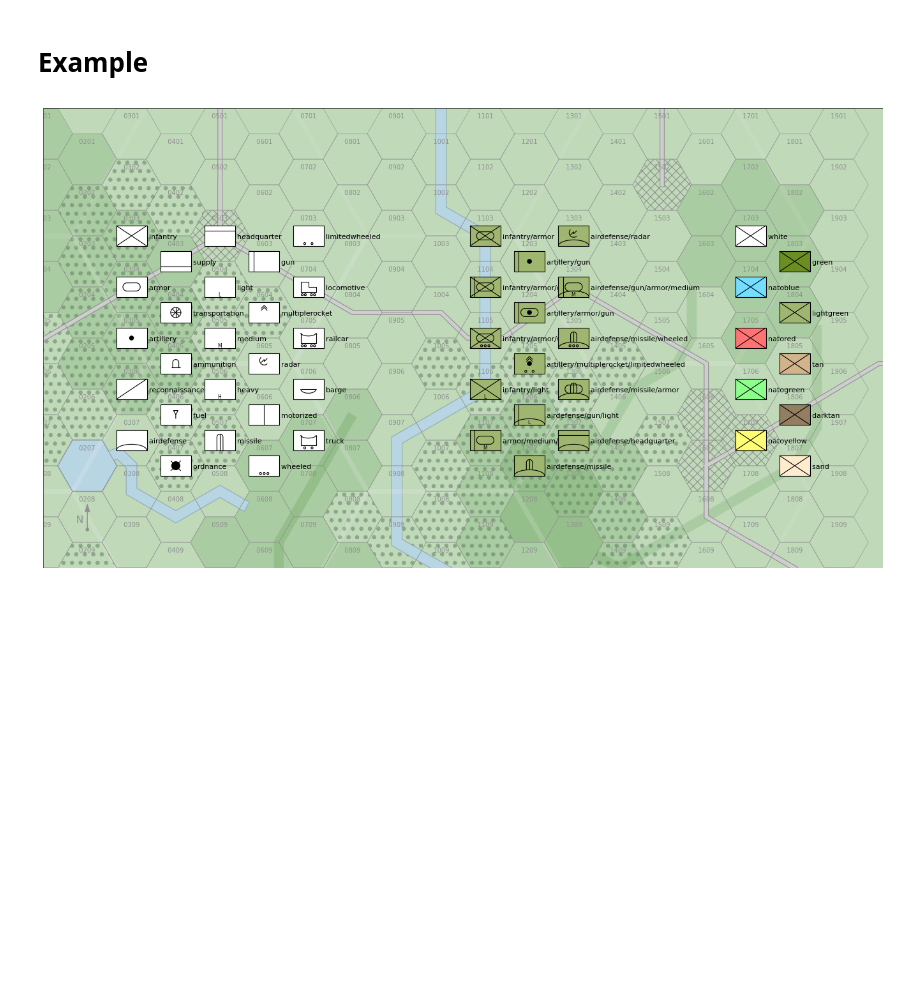
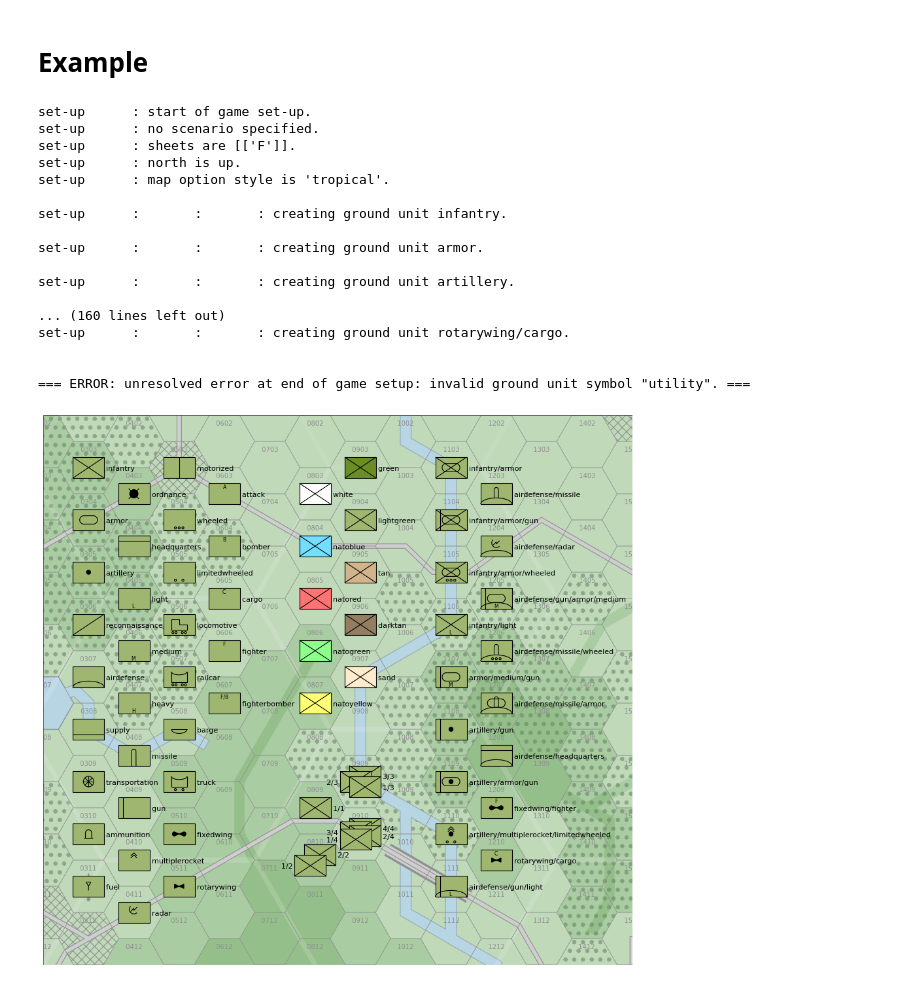
Before and after one commit to alanwatsonforster/glass, a Jupyter notebook: Ground Units.ipynb, the cells around one changed output. Drawn from its saved outputs; the diff is of its cells as text; code cells hidden in the pictures; blank space fills up the shorter version.

Commit message:
Implemented ground aircraft.

```diff
--- a/Ground Units.ipynb
+++ b/Ground Units.ipynb
@@ -13,47 +13,83 @@ apmap.setwritefiles(True)
 # %%
 startgamesetup(None, sheets=[["F"]], variants=["use version 2.4 rules","use house rules"], style="tropical")
 
 x = 3
 y = 3
 for s in [
     "infantry", "armor", "artillery", "reconnaissance", "airdefense", "supply", "transportation", "ammunition", "fuel", "ordnance",
-    "headquarter", "light", "medium", "heavy", "missile", "gun", "multiplerocket", "radar", "motorized", "wheeled", "limitedwheeled",
-    "locomotive", "railcar", "barge", "truck"
+    "headquarters", "light", "medium", "heavy", "missile", "gun", "multiplerocket", "radar", "motorized", "wheeled", "limitedwheeled",
+    "locomotive", "railcar", "barge", "truck", "fixedwing", "rotarywing", "attack", "bomber", "cargo", "fighter", "fighterbomber", "patrol", "utility"
     ]:
     hexcode = "F-%02d%02d" % (x, y)
-    groundunit(s, hexcode, s)
+    groundunit(s, hexcode, symbols=s, color="lightgreen")
     y += 1
-    if y == 8:
-        x += 1
-        y = 3
-"radar"
-
-x = 11
-y = 3
-for s in [
-    "infantry/armor", "infantry/armor/gun", "infantry/armor/wheeled", "infantry/light", "armor/medium/gun", "artillery/gun", "artillery/armor/gun", "artillery/multiplerocket/limitedwheeled",
-    "airdefense/gun/light", "airdefense/missile", "airdefense/radar", "airdefense/gun/armor/medium", "airdefense/missile/wheeled", "airdefense/missile/armor", "airdefense/headquarter"
-    ]:
-    hexcode = "F-%02d%02d" % (x, y)
-    groundunit(s, hexcode, s, color="lightgreen")
-    y += 1
-    if y == 8:
+    if y == 12:
         x += 1
         y = 3
 
-
-x = 17
+x = 8
 y = 3
 for c in [ "white", "natoblue", "natored", "natogreen", "natoyellow", "green", "lightgreen", "tan", "darktan", "sand" ]:
     hexcode = "F-%02d%02d" % (x, y)
     groundunit(c, hexcode, "infantry", color=c)
     y += 1
     if y == 8:
         x += 1
         y = 3
 
+x = 8
+y = 9
+hexcode = "F-%02d%02d" % (x, y)
+groundunit("1/1", hexcode, "infantry", stack="1/1", color="lightgreen")
+y += 1
+hexcode = "F-%02d%02d" % (x, y)
+groundunit("1/2", hexcode, "infantry", stack="1/2", color="lightgreen")
+groundunit("2/2", hexcode, "infantry", stack="2/2", color="lightgreen")
+x += 1
+y -= 1
+hexcode = "F-%02d%02d" % (x, y)
+groundunit("1/3", hexcode, "infantry", stack="1/3", color="lightgreen")
+groundunit("2/3", hexcode, "infantry", stack="2/3", color="lightgreen")
+groundunit("3/3", hexcode, "infantry", stack="3/3", color="lightgreen")
+y += 1
+hexcode = "F-%02d%02d" % (x, y)
+groundunit("1/4", hexcode, "infantry", stack="1/4", color="lightgreen")
+groundunit("2/4", hexcode, "infantry", stack="2/4", color="lightgreen")
+groundunit("3/4", hexcode, "infantry", stack="3/4", color="lightgreen")
+groundunit("4/4", hexcode, "infantry", stack="4/4", color="lightgreen")
+
+
+x = 11
+y = 3
+for s in [
+    "infantry/armor", "infantry/armor/gun", "infantry/armor/wheeled", "infantry/light", "armor/medium/gun", "artillery/gun", "artillery/armor/gun", "artillery/multiplerocket/limitedwheeled",
+    "airdefense/gun/light", "airdefense/missile", "airdefense/radar", "airdefense/gun/armor/medium", "airdefense/missile/wheeled", "airdefense/missile/armor", "airdefense/headquarters", "fixedwing/fighter", "rotarywing/cargo",
+    ]:
+    hexcode = "F-%02d%02d" % (x, y)
+    groundunit(s, hexcode, symbols=s, color="lightgreen")
+    y += 1
+    if y == 12:
+        x += 1
+        y = 3
 
 endgamesetup()
-drawmap()
+drawmap(zoom=False, xmin=2, xmax=15, ymin=13, ymax=23.5)
 # %% [output]
+set-up      : start of game set-up.
+set-up      : no scenario specified.
+set-up      : sheets are [['F']].
+set-up      : north is up.
+set-up      : map option style is 'tropical'.
+
+set-up      :       :       : creating ground unit infantry.
+
+set-up      :       :       : creating ground unit armor.
+
+set-up      :       :       : creating ground unit artillery.
+
+... (160 lines left out)
+set-up      :       :       : creating ground unit rotarywing/cargo.
+
+
+=== ERROR: unresolved error at end of game setup: invalid ground unit symbol "utility". ===
-[figure, old version]
+[figure, new version]
```
Also changed, not shown: parts of 2 cells of this notebook, 4 other files.
